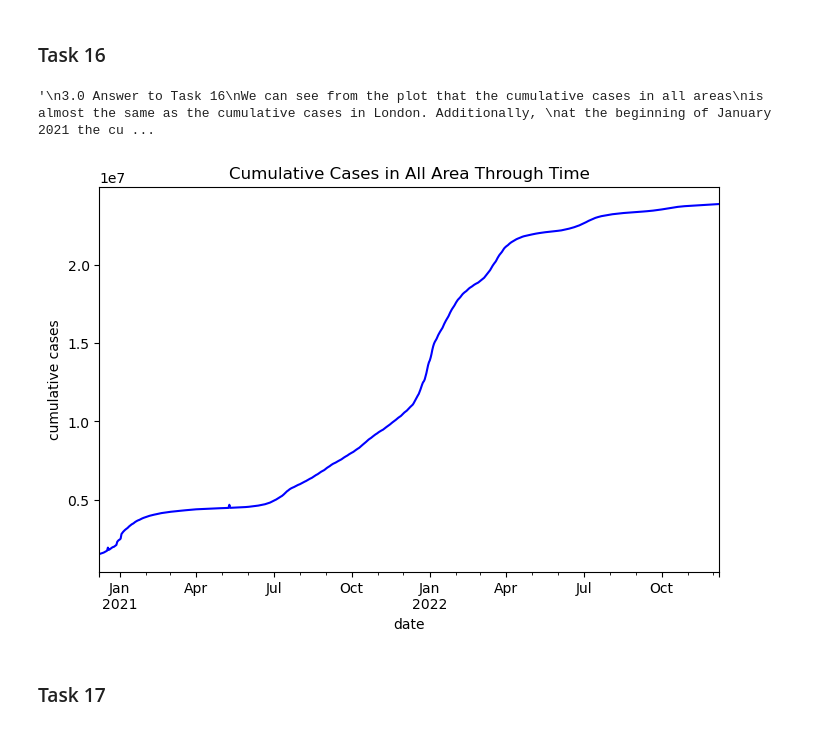
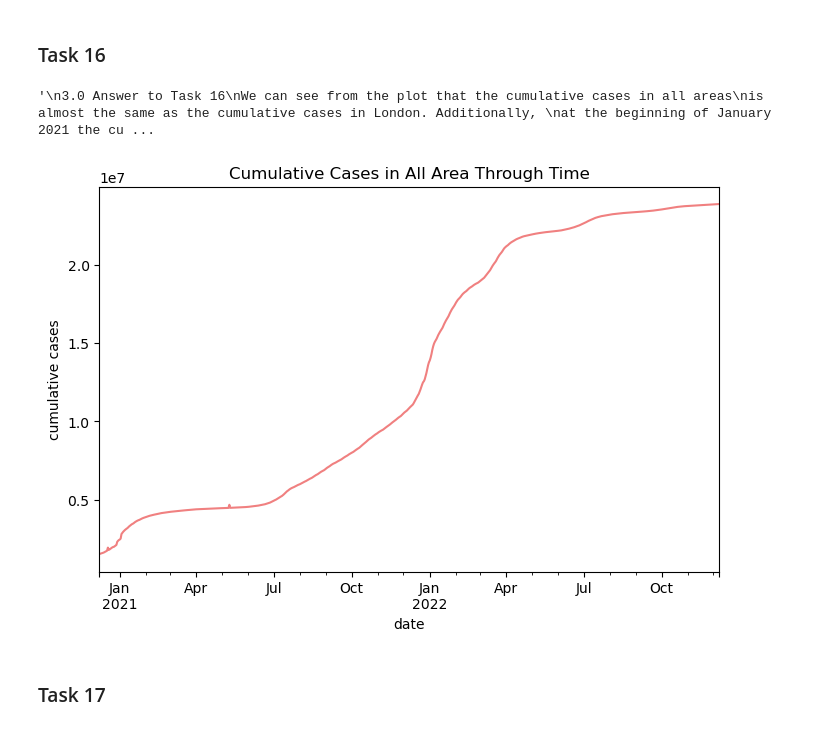
Before and after one commit to congrendai/CW2_for_computer_programing, a Jupyter notebook: CW2_A1.ipynb, the cells around one changed output. Cells and saved outputs as stored; diff of their text form; code cells hidden in the pictures.

```diff
--- a/CW2_A1.ipynb
+++ b/CW2_A1.ipynb
@@ -278,26 +278,26 @@ is from the beginning of April to the end of the year (slightly increased).
 # %%
 # 1.0 Intermediate dataframe
 cumulative_cases_summed_over_all_areas = covid_data.groupby("date")["cumulative_cases"].sum()
 """
 We can compare it with the covid_data dataframe to see the original data by
 cumulative_cases_summed_over_all_areas = covid_data.groupby("date")["cumulative_cases"].sum()
 """
 
 # 2.0 Plot to intermediate dataframe
-cumulative_cases_summed_over_all_areas.plot(figsize = (8,5), ylabel = "cumulative cases", title = "Cumulative Cases in All Area Through Time", color = "blue")
+cumulative_cases_summed_over_all_areas.plot(figsize = (8,5), ylabel = "cumulative cases", title = "Cumulative Cases in All Area Through Time", color = "lightcoral")
 
 """
 3.0 Answer to Task 16
 We can see from the plot that the cumulative cases in all areas
 is almost the same as the cumulative cases in London. Additionally,
 at the beginning of January 2021 the cumulative cases of London
 increased more than that in all areas. Whereas from July 2021 to
 January 2022 the slope of the cumulative cases in all areas is higher
 than that in London.
 """
 # %% [output]
 '\n3.0 Answer to Task 16\nWe can see from the plot that the cumulative cases in all areas\nis almost the same as the cumulative cases in London. Additionally, \nat the beginning of January 2021 the cu ...
-[figure, old version]
+[figure, new version]
 # %% [markdown]
 ### Task 17
 # %%
```
Also changed, not shown: parts of 7 cells of this notebook, 1 other file.
